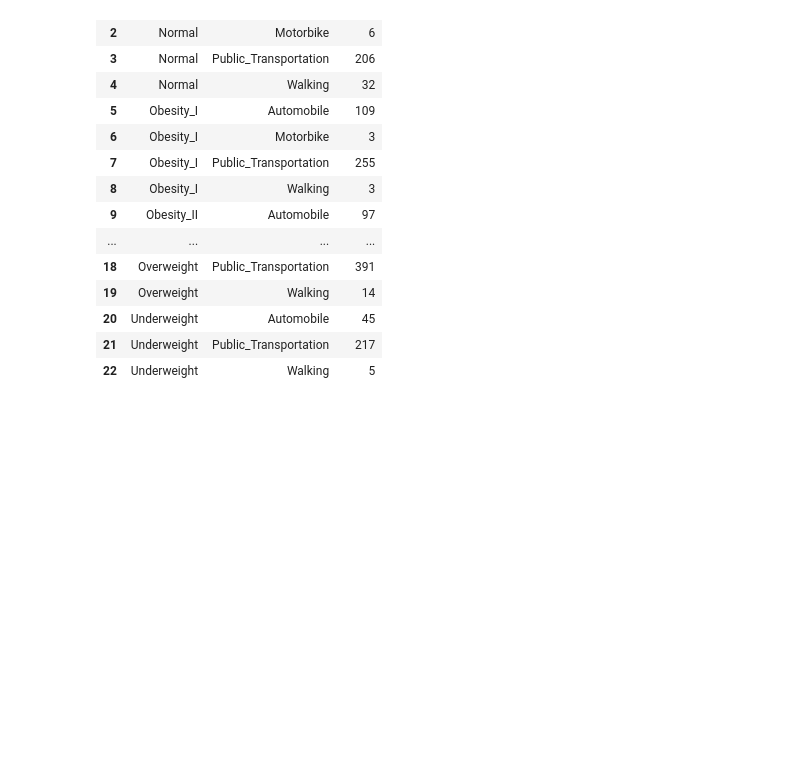
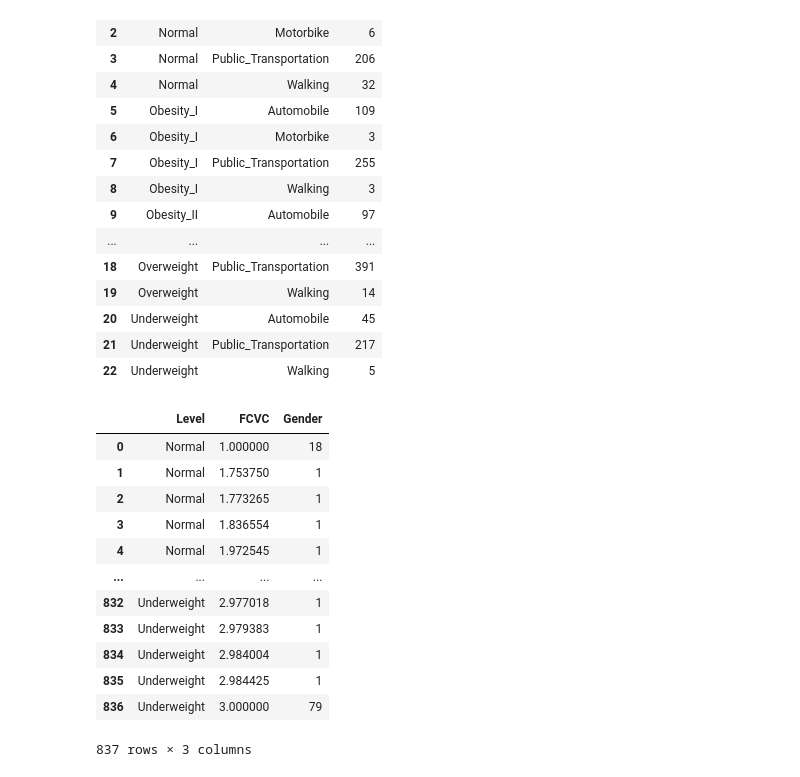
Before and after one commit to shekharbiswas/Obesity, a Jupyter notebook: Visuals.ipynb, the cells around one changed output. Cells and saved outputs as stored; diff of their text form; code cells hidden in the pictures; blank space fills up the shorter version.

```diff
--- a/Visuals.ipynb
+++ b/Visuals.ipynb
@@ -86,4 +87,20 @@ fig = px.bar(dfv3, x='Level', y='Count', color = 'FCVC')
 
 fig.update_xaxes(categoryorder='array', categoryarray= ['Underweight', 'Normal', 'Overweight', 'Obesity_I', 'Obesity_II', 'Obesity_III'])
 fig.show()
+# %%
+df.groupby(['Level', 'FCVC'])['Gender'].count().reset_index()
+# %% [output]
+|  | Level | FCVC | Gender |
+| 0 | Normal | 1.000000 | 18 |
+| 1 | Normal | 1.753750 | 1 |
+| 2 | Normal | 1.773265 | 1 |
+| 3 | Normal | 1.836554 | 1 |
+| 4 | Normal | 1.972545 | 1 |
+| ... | ... | ... | ... |
+| 832 | Underweight | 2.977018 | 1 |
+| 833 | Underweight | 2.979383 | 1 |
+| 834 | Underweight | 2.984004 | 1 |
+| 835 | Underweight | 2.984425 | 1 |
+| 836 | Underweight | 3.000000 | 79 |
+837 rows × 3 columns
 # %%
```
Also changed, not shown: parts of 5 cells of this notebook.
